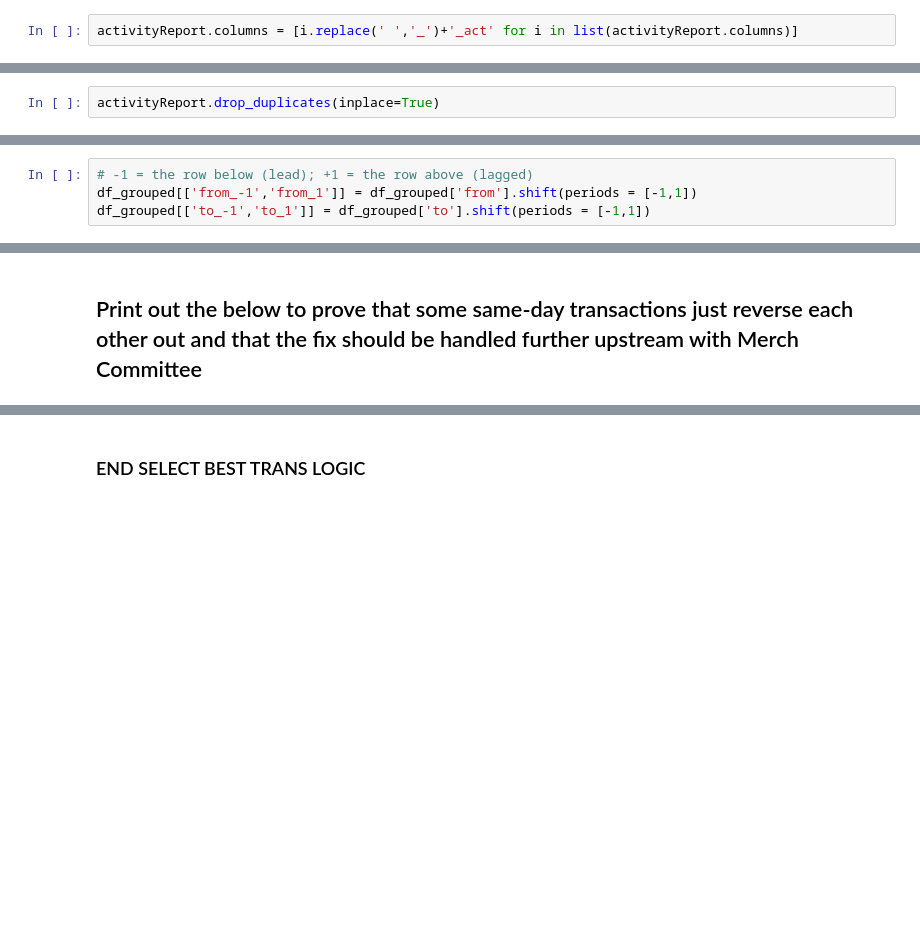
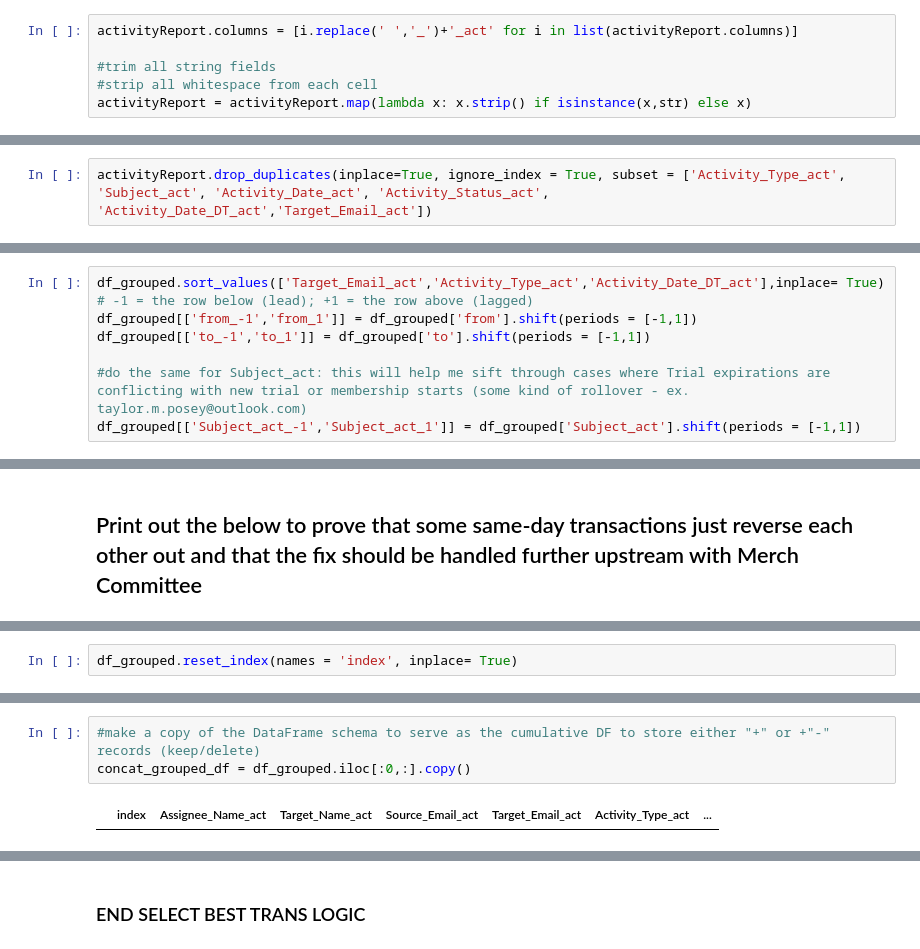
Before and after one commit to calleja/greeneHill, a Jupyter notebook: civiActivityReport_selectBestTrans.ipynb, the cells around one changed output, grey strips where cells are left out. Drawn from its saved outputs; the diff is of its cells as text; blank space fills up the shorter version.

```diff
--- a/civiActivityReport_selectBestTrans.ipynb
+++ b/civiActivityReport_selectBestTrans.ipynb
@@ -45,11 +45,15 @@ Key 'activity reports' to import: 'selectActivityReport_20231112.csv'
 activityReport = pd.read_csv('./selectActivityReport_10072024.csv')
 # %%
 activityReport.columns = [i.replace(' ','_')+'_act' for i in list(activityReport.columns)]
+
+#trim all string fields
+#strip all whitespace from each cell
+activityReport = activityReport.map(lambda x: x.strip() if isinstance(x,str) else x)
 # %%
 #NOTE: Activity_Date_act field DOES NOT provide seconds
 activityReport = activityReport.assign(Activity_Date_DT_act = pd.to_datetime(activityReport['Activity_Date_act'], format = '%Y-%m-%d %H:%M'))
 # %%
-activityReport.drop_duplicates(inplace=True)
+activityReport.drop_duplicates(inplace=True, ignore_index = True, subset = ['Activity_Type_act', 'Subject_act', 'Activity_Date_act', 'Activity_Status_act', 'Activity_Date_DT_act','Target_Email_act'])
 # %% [markdown]
 ### SELECT BEST TRANSACTION LOGIC
 # %%
@@ -80,9 +76,13 @@ The record to keep is that where the "From" = "To" of the other line. There are
 
 Will need to offset forwards and backwards. Ea row will then have a pair of offset values (from the row above and the one beneath). Depending on the "count" value (ie 1,2), only one from the pair will be relevant and tested to determine the "best" and "final" value.
 # %%
+df_grouped.sort_values(['Target_Email_act','Activity_Type_act','Activity_Date_DT_act'],inplace= True)
 # -1 = the row below (lead); +1 = the row above (lagged)
 df_grouped[['from_-1','from_1']] = df_grouped['from'].shift(periods = [-1,1])
 df_grouped[['to_-1','to_1']] = df_grouped['to'].shift(periods = [-1,1])
+
+#do the same for Subject_act: this will help me sift through cases where Trial expirations are conflicting with new trial or membership starts (some kind of rollover - ex. taylor.m.posey@outlook.com)
+df_grouped[['Subject_act_-1','Subject_act_1']] = df_grouped['Subject_act'].shift(periods = [-1,1])
 # %% [markdown]
 Handle cases where the -1 or +1 shift are irrelevant: have to do with different email addresses, as detectable by the 'count' field (ie 1,2)
 This will actually be handled by a filter
@@ -91 +94,3 @@ This will actually be handled by a filter
+# %%
+df_grouped.reset_index(names = 'index', inplace= True)
 # %%
@@ -115,0 +110,5 @@ df_grouped[['Target_Email_act','Activity_Date_DT_act','Subject_act','count','fro
+# %%
+#make a copy of the DataFrame schema to serve as the cumulative DF to store either "+" or +"-" records (keep/delete)
+concat_grouped_df = df_grouped.iloc[:0,:].copy()
+# %% [output]
+|  | index | Assignee_Name_act | Target_Name_act | Source_Email_act | Target_Email_act | Activity_Type_act | ... |
```
Also changed, not shown: parts of 19 cells of this notebook.
